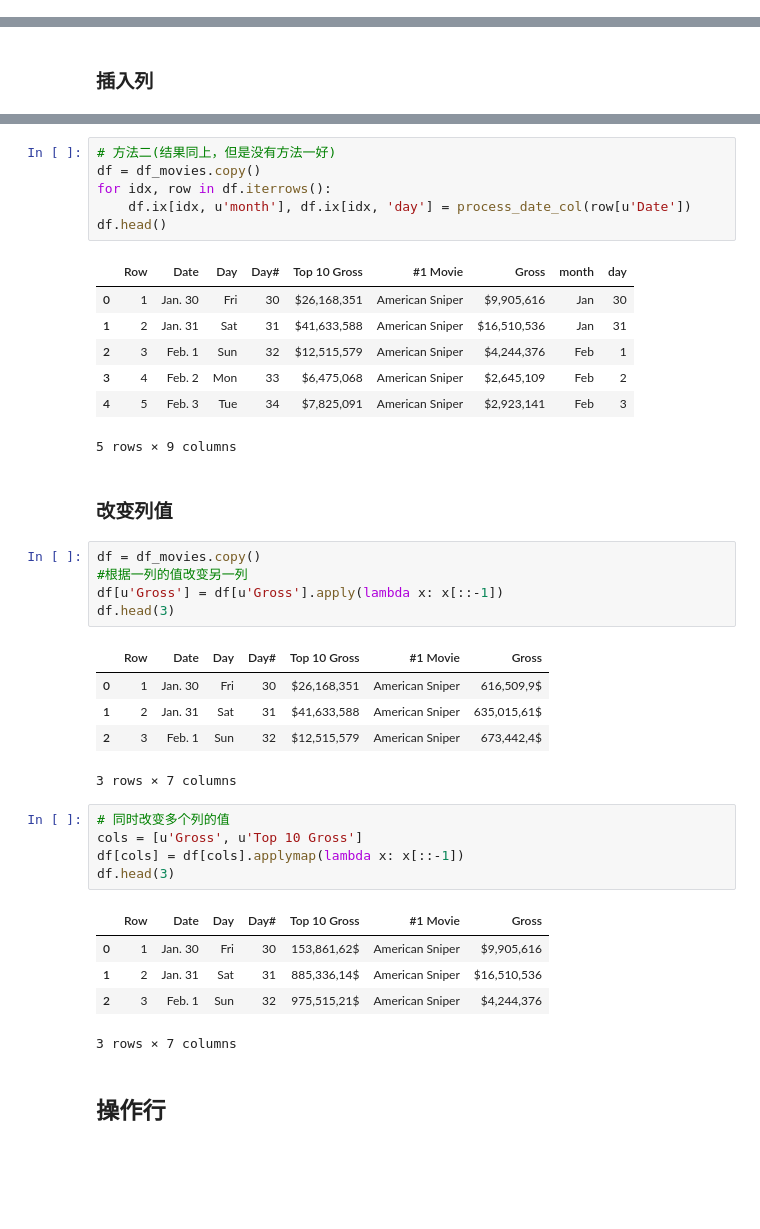
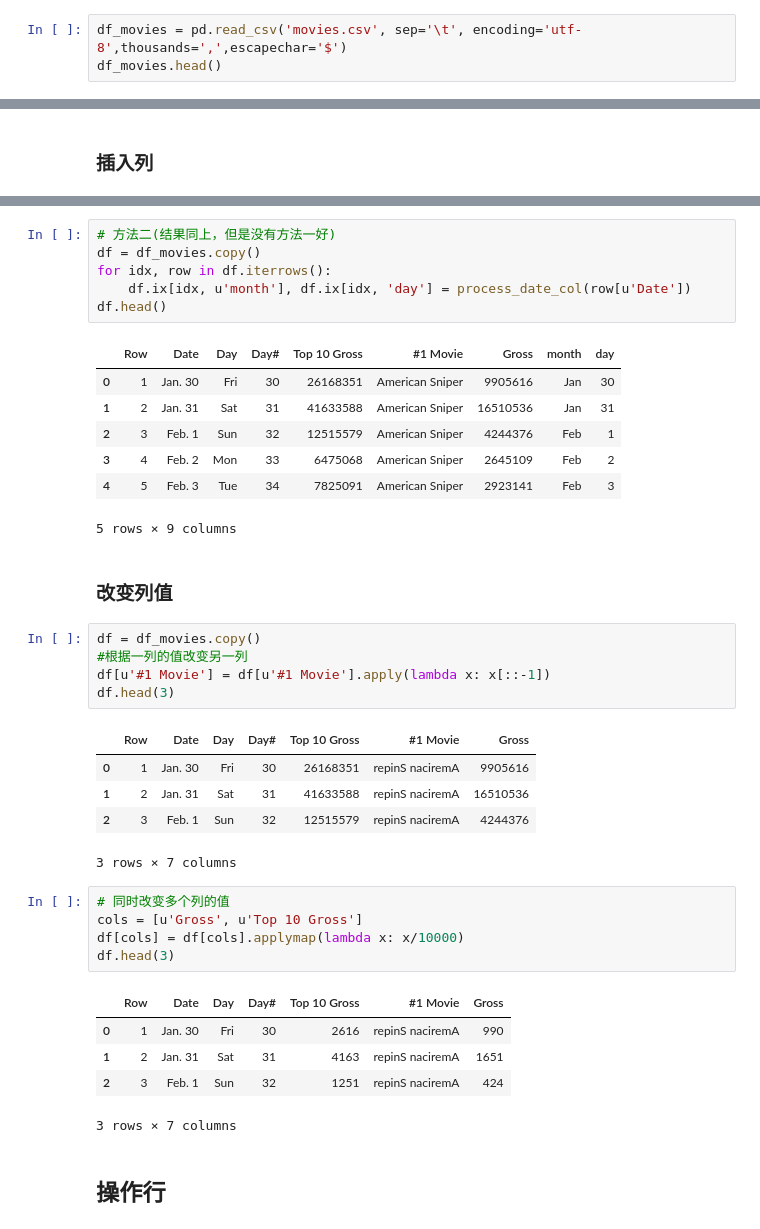
Before and after one commit to dormouse/blog, a Jupyter notebook: pandas/pandas_test.ipynb, the cells around one changed output, grey strips where cells are left out. Saved outputs shown, nothing was run; the diff lists cells and outputs as text; blank space fills up the shorter version.

```diff
--- a/pandas/pandas_test.ipynb
+++ b/pandas/pandas_test.ipynb
@@ -43,3 +45,6 @@ df_movies.head()
 | 3 | 4 | Feb. 2 | Mon | 33 | $6,475,068 | American Sniper | $2,645,109 |
 | 4 | 5 | Feb. 3 | Tue | 34 | $7,825,091 | American Sniper | $2,923,141 |
 5 rows × 7 columns
+# %%
+df_movies = pd.read_csv('movies.csv', sep='\t', encoding='utf-8',thousands=',',escapechar='$')
+df_movies.head()
@@ -286,35 +294,35 @@ for idx, row in df.iterrows():
 df.head()
 # %% [output]
 |  | Row | Date | Day | Day# | Top 10 Gross | #1 Movie | Gross | month | day |
-| 0 | 1 | Jan. 30 | Fri | 30 | $26,168,351 | American Sniper | $9,905,616 | Jan | 30 |
-| 1 | 2 | Jan. 31 | Sat | 31 | $41,633,588 | American Sniper | $16,510,536 | Jan | 31 |
-| 2 | 3 | Feb. 1 | Sun | 32 | $12,515,579 | American Sniper | $4,244,376 | Feb | 1 |
-| 3 | 4 | Feb. 2 | Mon | 33 | $6,475,068 | American Sniper | $2,645,109 | Feb | 2 |
-| 4 | 5 | Feb. 3 | Tue | 34 | $7,825,091 | American Sniper | $2,923,141 | Feb | 3 |
+| 0 | 1 | Jan. 30 | Fri | 30 | 26168351 | American Sniper | 9905616 | Jan | 30 |
+| 1 | 2 | Jan. 31 | Sat | 31 | 41633588 | American Sniper | 16510536 | Jan | 31 |
+| 2 | 3 | Feb. 1 | Sun | 32 | 12515579 | American Sniper | 4244376 | Feb | 1 |
+| 3 | 4 | Feb. 2 | Mon | 33 | 6475068 | American Sniper | 2645109 | Feb | 2 |
+| 4 | 5 | Feb. 3 | Tue | 34 | 7825091 | American Sniper | 2923141 | Feb | 3 |
 5 rows × 9 columns
 # %% [markdown]
 ### 改变列值
 # %%
 df = df_movies.copy()
 #根据一列的值改变另一列
-df[u'Gross'] = df[u'Gross'].apply(lambda x: x[::-1])
+df[u'#1 Movie'] = df[u'#1 Movie'].apply(lambda x: x[::-1])
 df.head(3)
 # %% [output]
 |  | Row | Date | Day | Day# | Top 10 Gross | #1 Movie | Gross |
-| 0 | 1 | Jan. 30 | Fri | 30 | $26,168,351 | American Sniper | 616,509,9$ |
-| 1 | 2 | Jan. 31 | Sat | 31 | $41,633,588 | American Sniper | 635,015,61$ |
-| 2 | 3 | Feb. 1 | Sun | 32 | $12,515,579 | American Sniper | 673,442,4$ |
+| 0 | 1 | Jan. 30 | Fri | 30 | 26168351 | repinS naciremA | 9905616 |
+| 1 | 2 | Jan. 31 | Sat | 31 | 41633588 | repinS naciremA | 16510536 |
+| 2 | 3 | Feb. 1 | Sun | 32 | 12515579 | repinS naciremA | 4244376 |
 3 rows × 7 columns
 # %%
 # 同时改变多个列的值
 cols = [u'Gross', u'Top 10 Gross']
-df[cols] = df[cols].applymap(lambda x: x[::-1])
+df[cols] = df[cols].applymap(lambda x: x/10000)
 df.head(3)
 # %% [output]
 |  | Row | Date | Day | Day# | Top 10 Gross | #1 Movie | Gross |
-| 0 | 1 | Jan. 30 | Fri | 30 | 153,861,62$ | American Sniper | $9,905,616 |
-| 1 | 2 | Jan. 31 | Sat | 31 | 885,336,14$ | American Sniper | $16,510,536 |
-| 2 | 3 | Feb. 1 | Sun | 32 | 975,515,21$ | American Sniper | $4,244,376 |
+| 0 | 1 | Jan. 30 | Fri | 30 | 2616 | repinS naciremA | 990 |
+| 1 | 2 | Jan. 31 | Sat | 31 | 4163 | repinS naciremA | 1651 |
+| 2 | 3 | Feb. 1 | Sun | 32 | 1251 | repinS naciremA | 424 |
 3 rows × 7 columns
 # %% [markdown]
 ## 操作行
```
Also changed, not shown: parts of 36 cells of this notebook, 1 other file.
